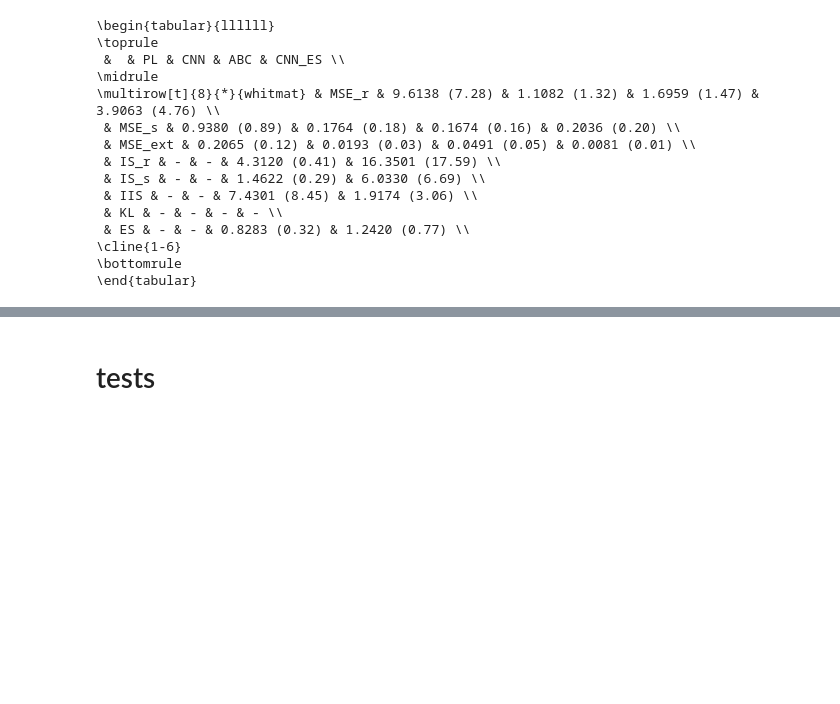
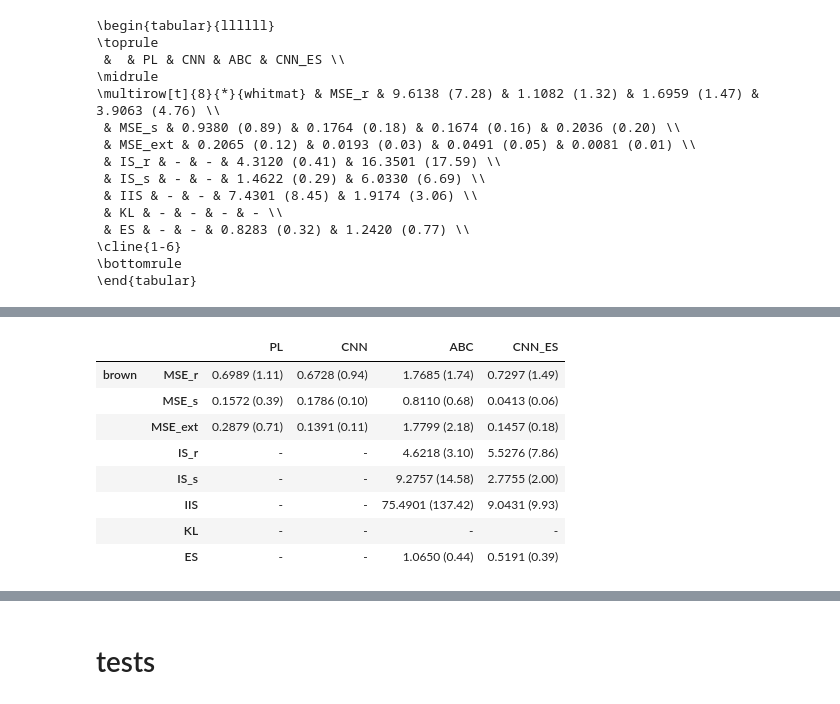
Before and after one commit to cbuelt/thesis, a Jupyter notebook: evaluation/evaluate_results.ipynb, the cells around one changed output, grey strips where cells are left out. Cells and saved outputs as stored; diff of their text form; code cells hidden in the pictures; blank space fills up the shorter version.

```diff
--- a/evaluation/evaluate_results.ipynb
+++ b/evaluation/evaluate_results.ipynb
@@ -217,0 +220,6 @@ print(results.to_latex(index=True,
+# %%
+exp = "outside_model"
+data_path = f'../data/{exp}/data/'
+results_path = f'../data/{exp}/results/'
+# Define  length of test data
+n_test = 250
@@ -217,0 +245,30 @@ print(results.to_latex(index=True,
+# %%
+model = "smith"
+# Load true parameters
+true_parameters = pyreadr.read_r(data_path+model+"_test_params.RData")["test_params"].to_numpy()[0:n_test]
+# Transform true parameters
+true_parameters[:,0] = np.sqrt(2 * true_parameters[:,0])
+
+# Load PL
+pl = pyreadr.read_r(results_path+model+"_pl.RData")["results"].to_numpy()[0:n_test,0:2]
+# Load ABC
+abc = xr.open_dataset(results_path + model + "_abc_results.nc").results.data[:,0:2]
+# Load normal network
+cnn = np.load(results_path+model+"_cnn.npy")[0:n_test]
+
+# Load energy network
+cnn_es = np.load(results_path+model+"_cnn_es.npy")[0:n_test]
+
+results = fill_metrics(results, "brown", true_parameters, pl, abc, cnn, cnn_es)
+# %%
+results
+# %% [output]
+|  |  | PL | CNN | ABC | CNN_ES |
+| brown | MSE_r | 0.6989 (1.11) | 0.6728 (0.94) | 1.7685 (1.74) | 0.7297 (1.49) |
+|  | MSE_s | 0.1572 (0.39) | 0.1786 (0.10) | 0.8110 (0.68) | 0.0413 (0.06) |
+|  | MSE_ext | 0.2879 (0.71) | 0.1391 (0.11) | 1.7799 (2.18) | 0.1457 (0.18) |
+|  | IS_r | - | - | 4.6218 (3.10) | 5.5276 (7.86) |
+|  | IS_s | - | - | 9.2757 (14.58) | 2.7755 (2.00) |
+|  | IIS | - | - | 75.4901 (137.42) | 9.0431 (9.93) |
+|  | KL | - | - | - | - |
+|  | ES | - | - | 1.0650 (0.44) | 0.5191 (0.39) |
```
Also changed, not shown: parts of 7 cells of this notebook, 4 other files.
